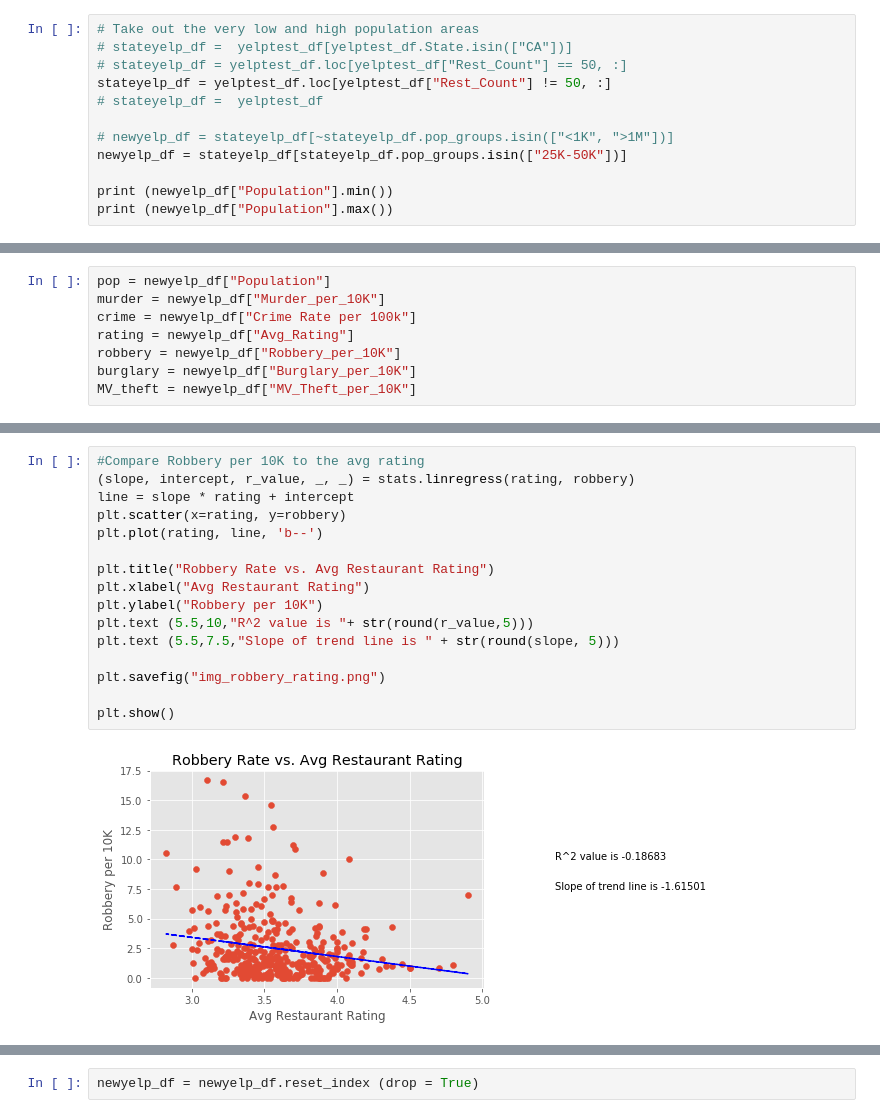
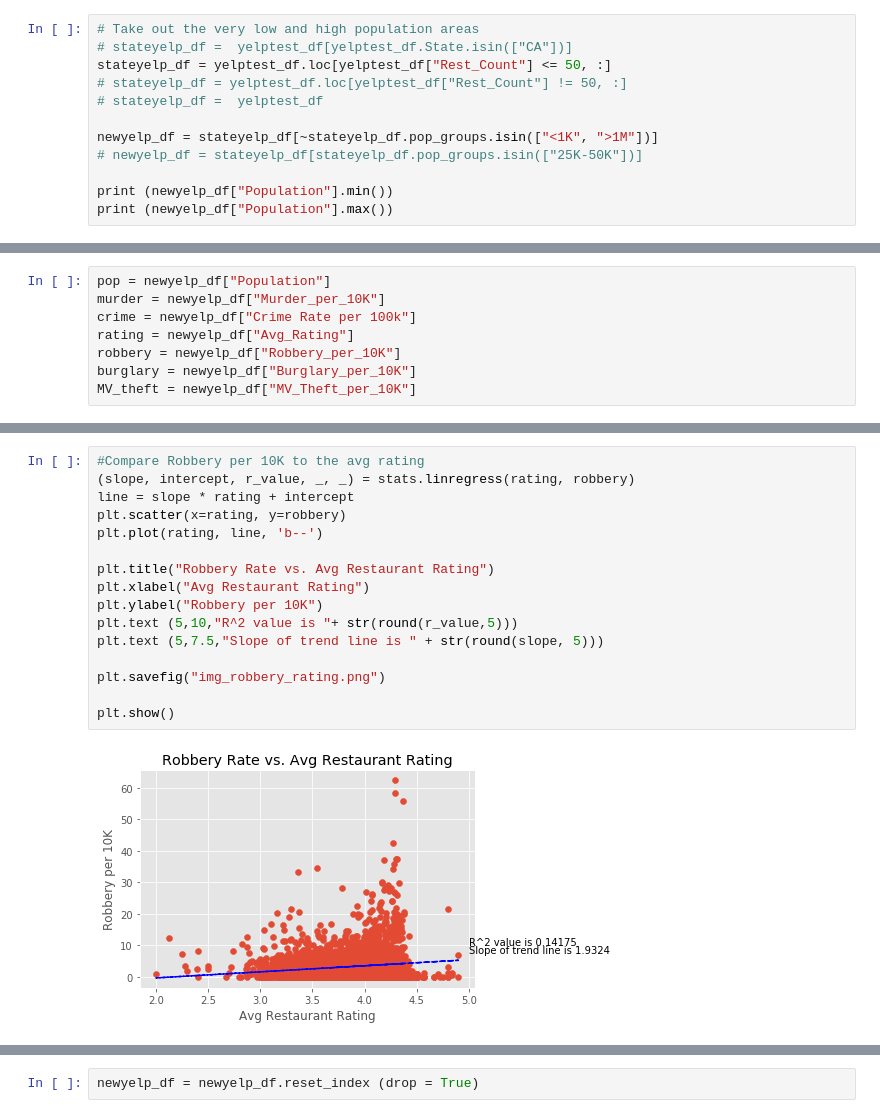
Before and after one commit to jcrossru/Rutgers_Project1, a Jupyter notebook: GraphingRB.ipynb, the cells around one changed output, grey strips where cells are left out. Saved outputs shown, nothing was run; the diff lists cells and outputs as text.

Commit message:
Updated graphs

```diff
--- a/GraphingRB.ipynb
+++ b/GraphingRB.ipynb
@@ -67,12 +68,12 @@ Name: Avg_Rating, dtype: float64
 # %%
 # Take out the very low and high population areas
 # stateyelp_df =  yelptest_df[yelptest_df.State.isin(["CA"])]
-# stateyelp_df = yelptest_df.loc[yelptest_df["Rest_Count"] == 50, :]
-stateyelp_df = yelptest_df.loc[yelptest_df["Rest_Count"] != 50, :]
+stateyelp_df = yelptest_df.loc[yelptest_df["Rest_Count"] <= 50, :]
+# stateyelp_df = yelptest_df.loc[yelptest_df["Rest_Count"] != 50, :]
 # stateyelp_df =  yelptest_df
 
-# newyelp_df = stateyelp_df[~stateyelp_df.pop_groups.isin(["<1K", ">1M"])]
-newyelp_df = stateyelp_df[stateyelp_df.pop_groups.isin(["25K-50K"])]
+newyelp_df = stateyelp_df[~stateyelp_df.pop_groups.isin(["<1K", ">1M"])]
+# newyelp_df = stateyelp_df[stateyelp_df.pop_groups.isin(["25K-50K"])]
 
 print (newyelp_df["Population"].min())
 print (newyelp_df["Population"].max())
@@ -200,21 +202,21 @@ plt.show()
 # %%
 #Compare Robbery per 10K to the avg rating
 (slope, intercept, r_value, _, _) = stats.linregress(rating, robbery)
 line = slope * rating + intercept
 plt.scatter(x=rating, y=robbery)
 plt.plot(rating, line, 'b--')
 
 plt.title("Robbery Rate vs. Avg Restaurant Rating")
 plt.xlabel("Avg Restaurant Rating")
 plt.ylabel("Robbery per 10K")
-plt.text (5.5,10,"R^2 value is "+ str(round(r_value,5)))
-plt.text (5.5,7.5,"Slope of trend line is " + str(round(slope, 5)))
+plt.text (5,10,"R^2 value is "+ str(round(r_value,5)))
+plt.text (5,7.5,"Slope of trend line is " + str(round(slope, 5)))
 
 plt.savefig("img_robbery_rating.png")
 
 plt.show()
 # %% [output]
-[figure, old version]
+[figure, new version]
 # %%
 #Compare MV_theft per 10K to the avg rating
 (slope, intercept, r_value, _, _) = stats.linregress(rating, MV_theft)
```
Also changed, not shown: parts of 11 cells of this notebook, 8 other files.
